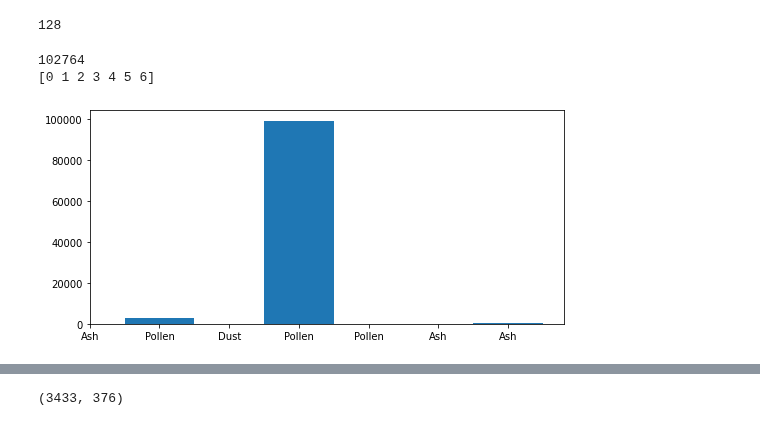
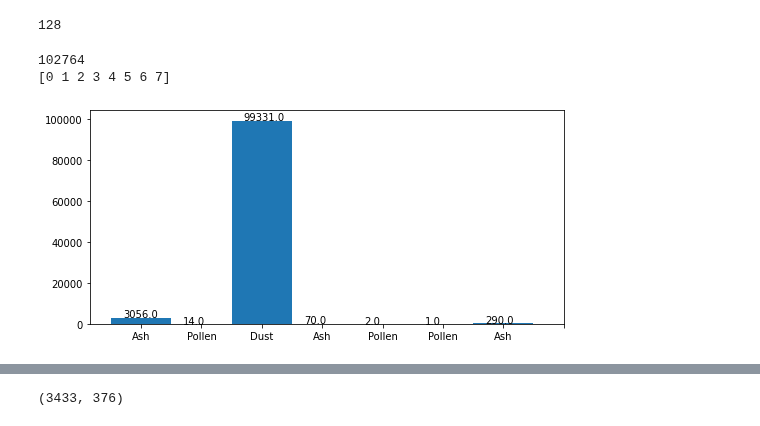
Before and after one commit to MadsNL/AMLMain, a Jupyter notebook: AML_IceCores_peruvian_umap.ipynb, the cells around one changed output, grey strips where cells are left out. Saved outputs shown, nothing was run; the diff lists cells and outputs as text; code cells hidden in the pictures.

```diff
--- a/AML_IceCores_peruvian_umap.ipynb
+++ b/AML_IceCores_peruvian_umap.ipynb
@@ -132,17 +132,23 @@ preds = np.argmax(NN.predict(x_test),axis=1)
 # %%
 
 print(len(preds))
 
 
-bars = ('Ash', 'Pollen', 'Dust', 'Pollen', 'Pollen', 'Ash', 'Ash')
-x_pos =np.arange(7)
-plt.hist(preds, bins = x_pos)
-plt.xticks(x_pos-0.5,bars)
+bars = ('Ash', 'Pollen', 'Dust','Ash',  'Pollen', 'Pollen', 'Ash')
+x_pos =np.arange(8)
+
+_, _, patches = plt.hist(preds,bins = x_pos, align="mid")
+#plt.hist(preds, bins = x_pos)
+for pp in patches:
+   x = (pp._x0 + pp._x1)/2 - .3
+   y = pp._y1 + .05
+   plt.text(x, y, pp._y1)
+plt.xticks(x_pos+0.5,bars)
 print(x_pos)
 # %% [output]
 102764
-[0 1 2 3 4 5 6]
+[0 1 2 3 4 5 6 7]
-[figure, old version]
+[figure, new version]
 # %%
 last_hidden = NN_last_layer.predict(x_test)
 map =  umap.UMAP(n_components = 2, n_neighbors = 8, min_dist = 0.1)
```
Also changed, not shown: parts of 6 cells of this notebook.
